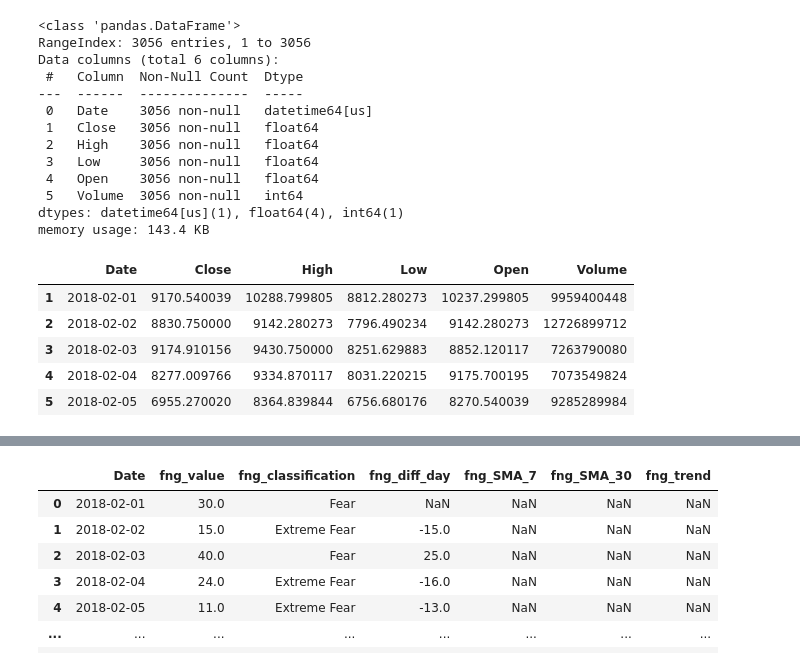
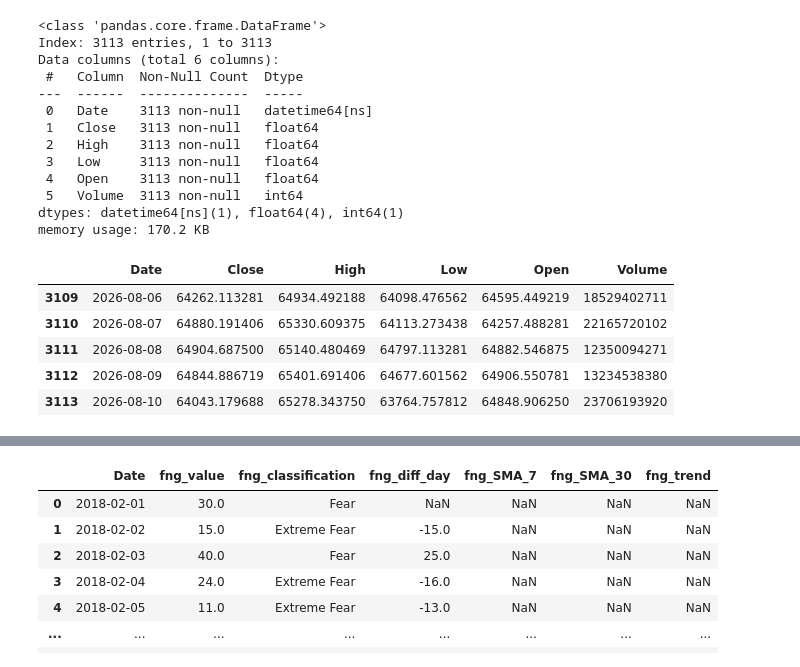
Before and after one commit to Miguelachoacho/TP-2026, a Jupyter notebook: Entrega3/AnalisisExploratorios/exploracionDatos.ipynb, the cells around one changed output, grey strips where cells are left out. Saved outputs shown, nothing was run; the diff lists cells and outputs as text; code cells hidden in the pictures.

```diff
--- a/Entrega3/AnalisisExploratorios/exploracionDatos.ipynb
+++ b/Entrega3/AnalisisExploratorios/exploracionDatos.ipynb
@@ -15,44 +15,44 @@ import kaleido
 # %%
 # cargo CSV precio del bitcoin
 btc = pd.read_csv("../data/btc.csv")
 # elimino fila 0, donde aparece btc-usd
 btc = btc[btc["Close"] != "BTC-USD"]
 
 # convierto Date a datetime
 btc['Date'] = pd.to_datetime(btc['Date'], errors='coerce')
 
 # convierto las demás columnas a numéricas (float)
 numeric_cols = ['Close', 'High', 'Low', 'Open', 'Volume']
 for col in numeric_cols:
     btc[col] = pd.to_numeric(btc[col], errors='coerce')
 
 # reviso cómo quedaron
 btc.info()
 btc.isnull().sum()
 
 # primera descripcion
 btc.describe()
-btc.head()
+btc.tail()
 # %% [output]
-<class 'pandas.DataFrame'>
-RangeIndex: 3056 entries, 1 to 3056
+<class 'pandas.core.frame.DataFrame'>
+Index: 3113 entries, 1 to 3113
 Data columns (total 6 columns):
  #   Column  Non-Null Count  Dtype
 ---  ------  --------------  -----
- 0   Date    3056 non-null   datetime64[us]
- 1   Close   3056 non-null   float64
- 2   High    3056 non-null   float64
- 3   Low     3056 non-null   float64
- 4   Open    3056 non-null   float64
- 5   Volume  3056 non-null   int64
-dtypes: datetime64[us](1), float64(4), int64(1)
-memory usage: 143.4 KB
+ 0   Date    3113 non-null   datetime64[ns]
+ 1   Close   3113 non-null   float64
+ 2   High    3113 non-null   float64
+ 3   Low     3113 non-null   float64
+ 4   Open    3113 non-null   float64
+ 5   Volume  3113 non-null   int64
+dtypes: datetime64[ns](1), float64(4), int64(1)
+memory usage: 170.2 KB
 |  | Date | Close | High | Low | Open | Volume |
-| 1 | 2018-02-01 | 9170.540039 | 10288.799805 | 8812.280273 | 10237.299805 | 9959400448 |
-| 2 | 2018-02-02 | 8830.750000 | 9142.280273 | 7796.490234 | 9142.280273 | 12726899712 |
-| 3 | 2018-02-03 | 9174.910156 | 9430.750000 | 8251.629883 | 8852.120117 | 7263790080 |
-| 4 | 2018-02-04 | 8277.009766 | 9334.870117 | 8031.220215 | 9175.700195 | 7073549824 |
-| 5 | 2018-02-05 | 6955.270020 | 8364.839844 | 6756.680176 | 8270.540039 | 9285289984 |
+| 3109 | 2026-08-06 | 64262.113281 | 64934.492188 | 64098.476562 | 64595.449219 | 18529402711 |
+| 3110 | 2026-08-07 | 64880.191406 | 65330.609375 | 64113.273438 | 64257.488281 | 22165720102 |
+| 3111 | 2026-08-08 | 64904.687500 | 65140.480469 | 64797.113281 | 64882.546875 | 12350094271 |
+| 3112 | 2026-08-09 | 64844.886719 | 65401.691406 | 64677.601562 | 64906.550781 | 13234538380 |
+| 3113 | 2026-08-10 | 64043.179688 | 65278.343750 | 63764.757812 | 64848.906250 | 23706193920 |
 # %%
 # Agrego columnas calculadas
 btc['Daily_Change'] = btc['Close'] - btc['Open'] #Diferencia entre el precio de cierre y de apertura del día.
```
Also changed, not shown: parts of 12 cells of this notebook, 7 other files.
